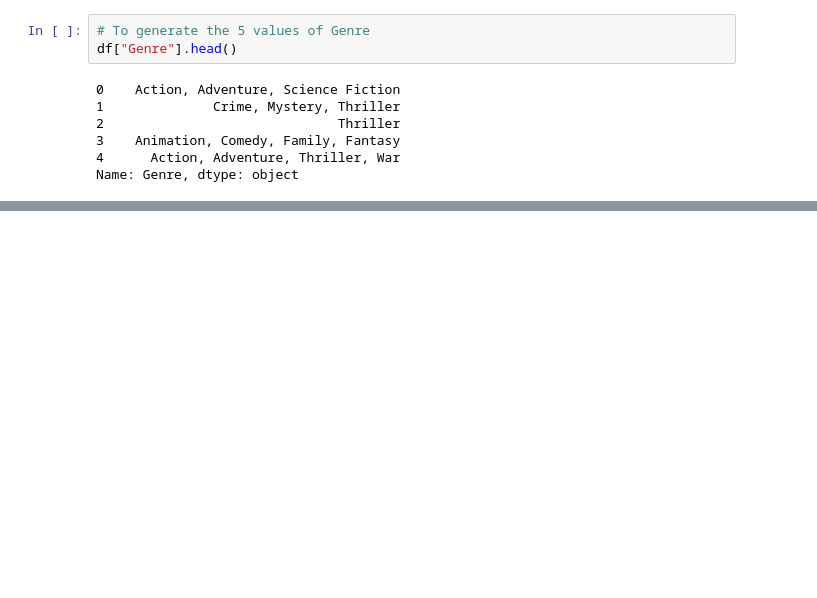
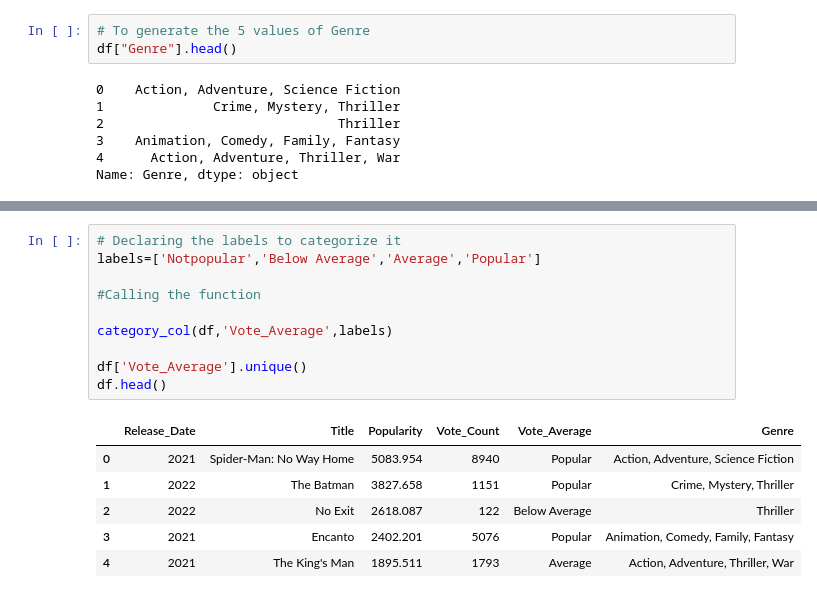
Before and after one commit to shravanramakunja/DataAnalysis, a Jupyter notebook: DataVisualization.ipynb, the cells around one changed output, grey strips where cells are left out. Drawn from its saved outputs; the diff is of its cells as text; blank space fills up the shorter version.

```diff
--- a/DataVisualization.ipynb
+++ b/DataVisualization.ipynb
@@ -136,0 +129,17 @@ Index(['Release_Date', 'Title', 'Popularity', 'Vote_Count', 'Vote_Average',
+# %%
+# Declaring the labels to categorize it
+labels=['Notpopular','Below Average','Average','Popular']
+
+#Calling the function
+
+category_col(df,'Vote_Average',labels)
+
+df['Vote_Average'].unique()
+df.head()
+# %% [output]
+|  | Release_Date | Title | Popularity | Vote_Count | Vote_Average | Genre |
+| 0 | 2021 | Spider-Man: No Way Home | 5083.954 | 8940 | Popular | Action, Adventure, Science Fiction |
+| 1 | 2022 | The Batman | 3827.658 | 1151 | Popular | Crime, Mystery, Thriller |
+| 2 | 2022 | No Exit | 2618.087 | 122 | Below Average | Thriller |
+| 3 | 2021 | Encanto | 2402.201 | 5076 | Popular | Animation, Comedy, Family, Fantasy |
+| 4 | 2021 | The King's Man | 1895.511 | 1793 | Average | Action, Adventure, Thriller, War |
```
Also changed, not shown: parts of 17 cells of this notebook.
